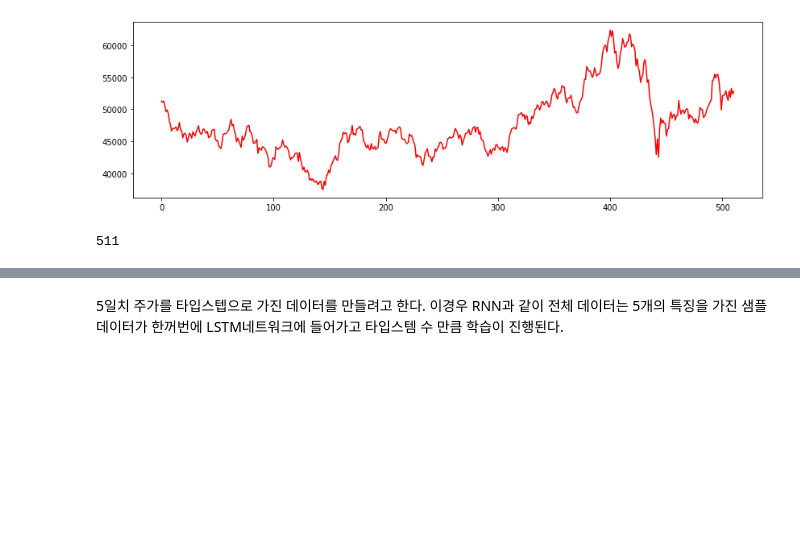
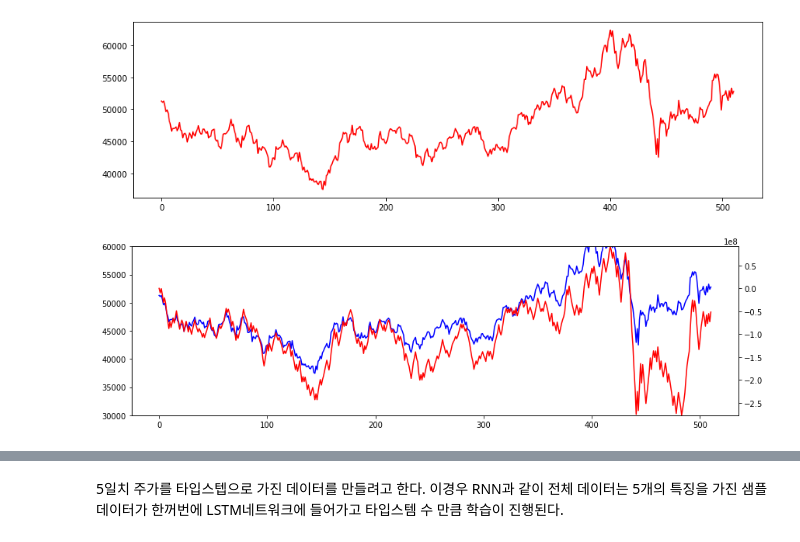
Before and after one commit to sjbaek12/sjbaek12.github.io, a Jupyter notebook: 주가예측_LSTM.ipynb, the cells around one changed output, grey strips where cells are left out. Saved outputs shown, nothing was run; the diff lists cells and outputs as text; code cells hidden in the pictures; blank space fills up the shorter version.

```diff
--- a/주가예측_LSTM.ipynb
+++ b/주가예측_LSTM.ipynb
@@ -450,7 +452,3 @@ plt.plot(data_n.loc[:,'close'], 'r')
 plt.show()
 # %% [output]
 [figure]
-# %%
-len(data_n)
-# %% [output]
-511
@@ -456,0 +474,15 @@ len(data_n)
+# %%
+# 주가와 obv를 하나의 차트로 본다
+
+fig, ax1 = plt.subplots()
+ax2 = ax1.twinx()
+
+line1 = ax1.plot(np.arange(len(obvs)), data_n.loc[:,'close'], color='b')
+line2 = ax2.plot(np.arange(len(obvs)), obvs, color='r')
+
+ax1.set_ylim(30000, 60000)
+ax2.set_ylim( np.min(obvs), np.max(obvs))
+
+plt.show()
+# %% [output]
+[figure, added]
```
Also changed, not shown: parts of 20 cells of this notebook.
